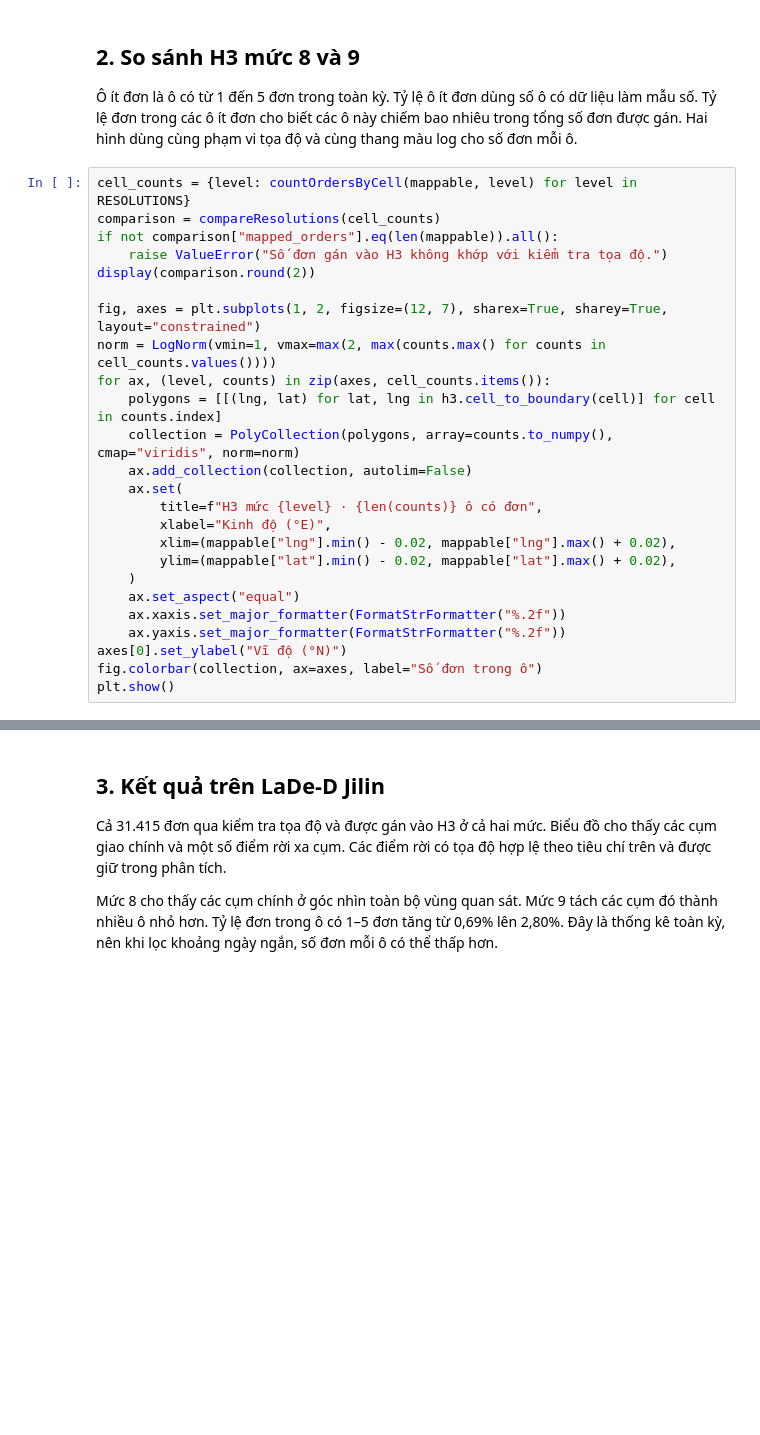
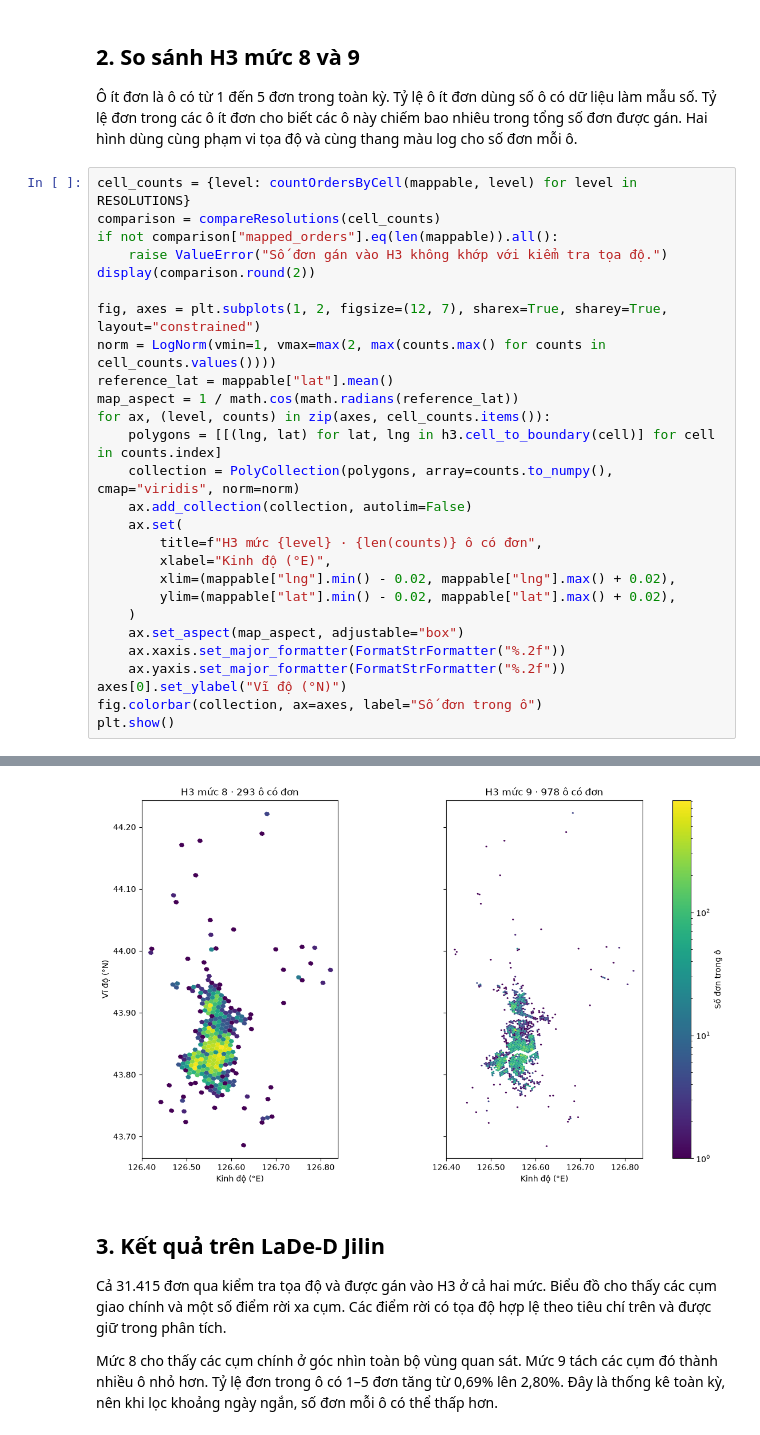
Before and after one commit to ndtchumoa/Delivery-Demand-Atlas, a Jupyter notebook: notebooks/02_spatial_coverage.ipynb, the cells around one changed output, grey strips where cells are left out. Drawn from its saved outputs; the diff is of its cells as text; blank space fills up the shorter version.

```diff
--- a/notebooks/02_spatial_coverage.ipynb
+++ b/notebooks/02_spatial_coverage.ipynb
@@ -53,6 +65,8 @@ display(comparison.round(2))
 
 fig, axes = plt.subplots(1, 2, figsize=(12, 7), sharex=True, sharey=True, layout="constrained")
 norm = LogNorm(vmin=1, vmax=max(2, max(counts.max() for counts in cell_counts.values())))
+reference_lat = mappable["lat"].mean()
+map_aspect = 1 / math.cos(math.radians(reference_lat))
 for ax, (level, counts) in zip(axes, cell_counts.items()):
     polygons = [[(lng, lat) for lat, lng in h3.cell_to_boundary(cell)] for cell in counts.index]
     collection = PolyCollection(polygons, array=counts.to_numpy(), cmap="viridis", norm=norm)
@@ -63,9 +77,10 @@ for ax, (level, counts) in zip(axes, cell_counts.items()):
         xlim=(mappable["lng"].min() - 0.02, mappable["lng"].max() + 0.02),
         ylim=(mappable["lat"].min() - 0.02, mappable["lat"].max() + 0.02),
     )
-    ax.set_aspect("equal")
+    ax.set_aspect(map_aspect, adjustable="box")
     ax.xaxis.set_major_formatter(FormatStrFormatter("%.2f"))
     ax.yaxis.set_major_formatter(FormatStrFormatter("%.2f"))
 axes[0].set_ylabel("Vĩ độ (°N)")
 fig.colorbar(collection, ax=axes, label="Số đơn trong ô")
 plt.show()
+# %% [output]
@@ -72,3 +90,4 @@ plt.show()
+[figure, added]
 # %% [markdown]
 ## 3. Kết quả trên LaDe-D Jilin
 
```
Also changed, not shown: parts of 2 cells of this notebook, 2 other files.
